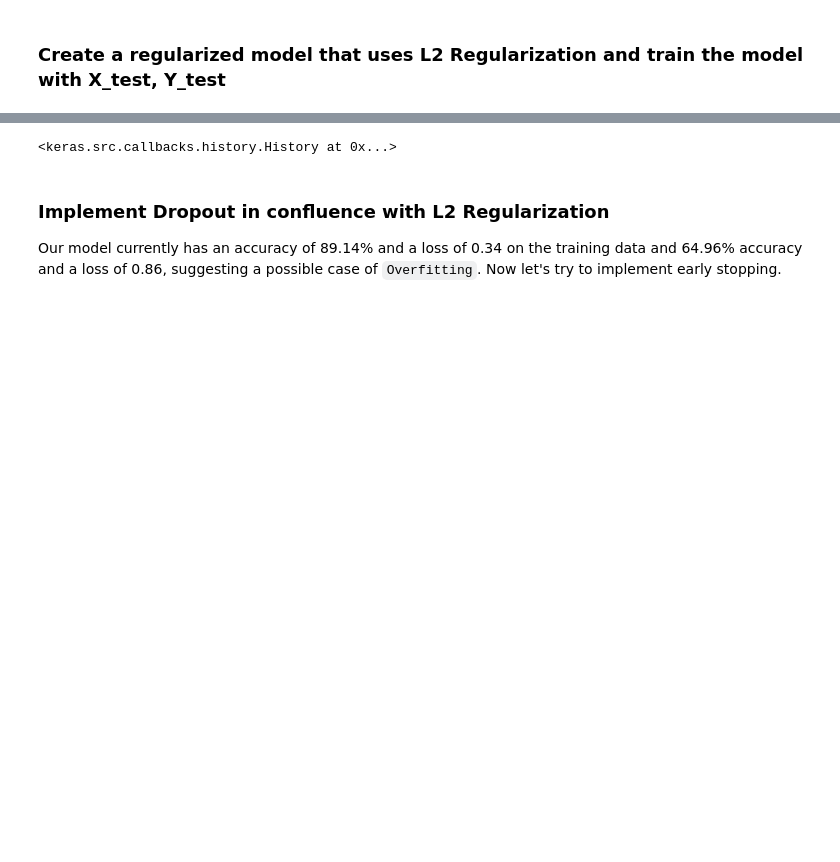
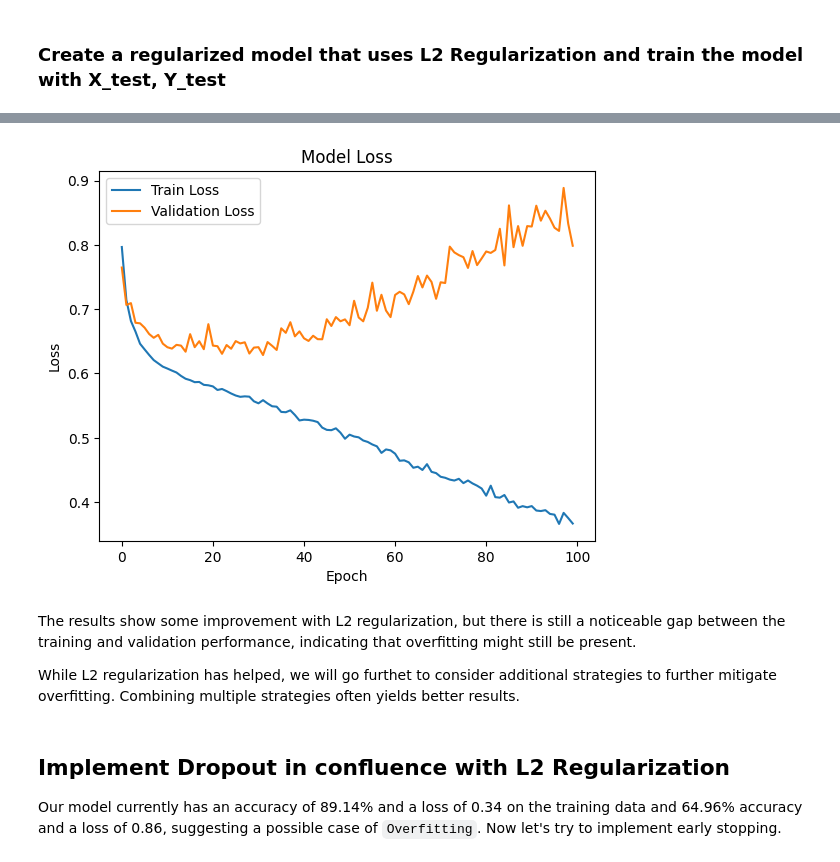
Before and after one commit to ZigaLarissa/water_quality_model, a Jupyter notebook: model.ipynb, the cells around one changed output, grey strips where cells are left out. Cells and saved outputs as stored; diff of their text form; code cells hidden in the pictures; blank space fills up the shorter version.

Commit message:
model updated

```diff
--- a/model.ipynb
+++ b/model.ipynb
@@ -272,9 +284,17 @@ Epoch 100/100
 # %% [markdown]
 ### Create a regularized model that uses L2 Regularization and train the model with X_test, Y_test
 # %%
-regularizer = tf.keras.regularizers.l2(0.0001)
+regularizer = tf.keras.regularizers.l2(0.001)
 reg_model = neural_net(regularizer)
 
-reg_model.fit(X_train, Y_train, epochs = 100, validation_data=(X_val, Y_val))
+history = reg_model.fit(X_train, Y_train, epochs = 100, validation_data=(X_val, Y_val))
+
+plt.plot(history.history['loss'], label='Train Loss')
+plt.plot(history.history['val_loss'], label='Validation Loss')
+plt.title('Model Loss')
+plt.xlabel('Epoch')
+plt.ylabel('Loss')
+plt.legend()
+plt.show()
 # %% [output]
 Epoch 1/100
@@ -297,6 +317,10 @@ Epoch 100/100
-<keras.src.callbacks.history.History at 0x...>
+[figure, added]
+# %% [markdown]
+The results show some improvement with L2 regularization, but there is still a noticeable gap between the training and validation performance, indicating that overfitting might still be present.
+
+While L2 regularization has helped, we will go furthet to consider additional strategies to further mitigate overfitting. Combining multiple strategies often yields better results.
 # %% [markdown]
-### Implement Dropout in confluence with L2 Regularization
+## Implement Dropout in confluence with L2 Regularization
 
 Our model currently has an accuracy of 89.14% and a loss of 0.34 on the training data and 64.96% accuracy and a loss of 0.86, suggesting a possible case of `Overfitting`. Now let's try to implement early stopping.
 # %%
```
Also changed, not shown: parts of 11 cells of this notebook.
